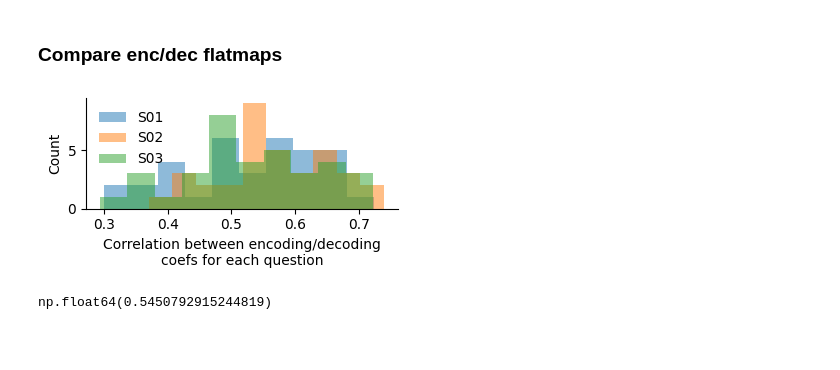
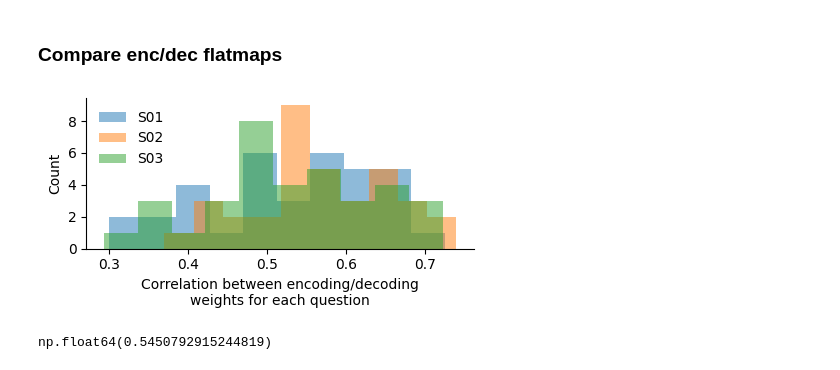
Before and after one commit to csinva/fmri, a Jupyter notebook: notebooks/10_decode.ipynb, the cells around one changed output. Cells and saved outputs as stored; diff of their text form; code cells hidden in the pictures; blank space fills up the shorter version.

Commit message:
minor plots updates

```diff
--- a/notebooks/10_decode.ipynb
+++ b/notebooks/10_decode.ipynb
@@ -80,7 +80,7 @@ for subject in ['mean', 'uts01', 'uts02', 'uts03']:
             ms=4,
         )
         plt.axvline(r_df[metric].mean(),
-                    linestyle='--', color=colors[subject])
+                    linestyle='-', color=colors[subject], alpha=0.8)
 
     print(subject, 'mean acc', r_df[metric].mean())
 
@@ -89,7 +89,7 @@ fs = 'x-small'
 labs = [analyze_helper.abbrev_question(q) for q in r_df['label']]
 plt.yticks(range(len(r_df)), labs, fontsize=fs)
 plt.xlabel(
-    'Decoding accuracy', fontsize=fs)
+    'fMRI decoding performance\n(accuracy)', fontsize=fs)
 plt.xticks(fontsize=fs)
 # ax.yaxis.set_major_locator(ticker.MultipleLocator(2))
 # Get the current tick locations
@@ -99,12 +99,16 @@ yticks = ax.get_yticks()
 # Select every other tick
 # ax.set_xticks(xticks[::2])
 ax.set_yticks(yticks[::2], minor=True)
-ax.grid(True, which='major', linewidth=0.7, alpha=0.6)
+ax.grid(True, which='major', linewidth=0.7, alpha=0.6, axis='y')
+
+for i, line in enumerate(ax.yaxis.get_gridlines()):
+    if i % 2 == 1:  # Hide every second gridline
+        line.set_alpha(0.25)
 
 
 # annotate with baseline and text label
 plt.axvline(0.5, color='darkgray', linestyle='--')
-plt.text(0.51, 0, 'Chance', color='darkgray', fontsize=fs, ha='left')
+plt.text(0.51, -1, 'Chance', color='darkgray', fontsize=fs, ha='left')
 plt.legend(fontsize='small')
 plt.tight_layout()
 plt.savefig('linear_decoding.png', dpi=300, bbox_inches='tight')
@@ -117,0 +122,5 @@ uts03 mean acc 0.6908028776810486
+# %%
+r_df = decode._load_result(subject)
+r_df = r_df.loc[idx_sort]
+r_df = r_df[r_df['label'].isin(QS_35_STABLE)]
+print(r_df['label'].values.tolist())
@@ -202,18 +213,18 @@ for subject in ['S01', 'S02', 'S03']:
         corrs[subject].append(
             np.corrcoef(flatmap_decode, flatmap_qa[q])[0, 1])
 # %%
-plt.figure(figsize=(3.8, 2))
+plt.figure(figsize=(3.8*1.2, 2*1.2))
 for subj in ['S01', 'S02', 'S03']:
     plt.hist(corrs[subj], alpha=0.5, label=subj)
 plt.legend(frameon=False)
-plt.xlabel('Correlation between encoding/decoding\ncoefs for each question')
+plt.xlabel('Correlation between encoding/decoding\nweights for each question')
 plt.ylabel('Count')
 plt.tight_layout()
 plt.savefig(join(repo_dir, 'qa_results', 'figs',
             'enc_dec_hist.png'), dpi=500, bbox_inches='tight')
 plt.show()
 # %% [output]
-[figure, old version]
+[figure, new version]
 # %%
 np.mean(np.array(list(corrs.values())))
 # %% [output]
```
Also changed, not shown: parts of 3 cells of this notebook, 11 other files.
